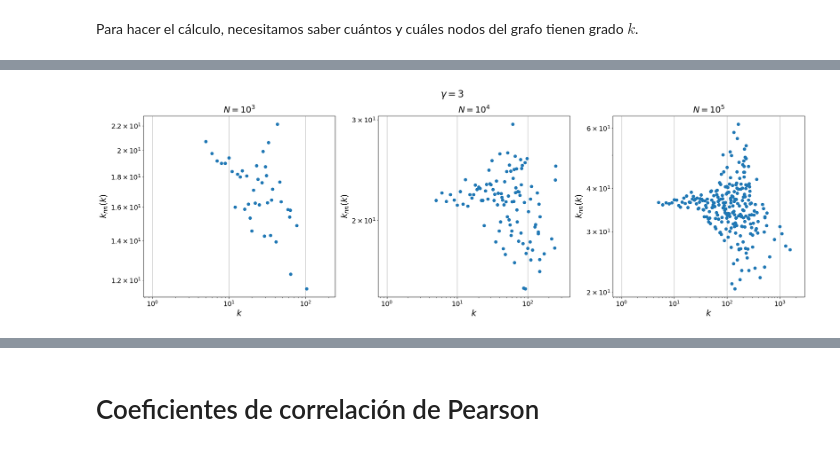
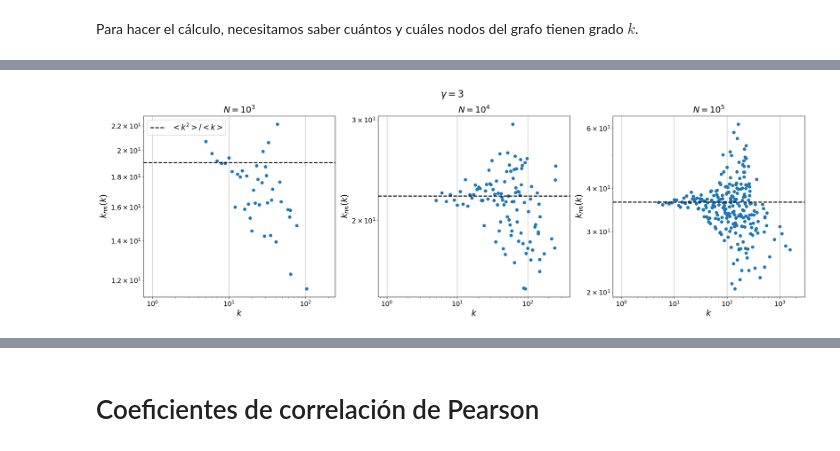
Before and after one commit to nicolasvazquez95/RedesComplejas_famaf, a Jupyter notebook: soluciones/tp3/ejercicio2.ipynb, the cells around one changed output, grey strips where cells are left out. Cells and saved outputs as stored; diff of their text form; code cells hidden in the pictures.

```diff
--- a/soluciones/tp3/ejercicio2.ipynb
+++ b/soluciones/tp3/ejercicio2.ipynb
@@ -349,0 +325,8 @@ plt.tight_layout()
+# %%
+import numpy as np
+
+def k2k(gamma,N,k_samples=k_samples):
+    array = np.array(k_samples[gamma][N])
+    k2 = (array**2).mean()
+    k = array.mean()
+    return k2/k
@@ -359,40 +384,32 @@ klist_gamma3_n100000 = get_k_list(k_samples[3][100000])
 # %%
-knn_gamma3_n1000 = []
-for k in range(max(k_samples[3][1000])):
-    knn_gamma3_n1000.append(knn(k,k_samples[3][1000],klist_gamma3_n1000,nl_gamma3_n1000))
-
-knn_gamma3_n10000 = []
-for k in range(max(k_samples[3][10000])):
-    knn_gamma3_n10000.append(knn(k,k_samples[3][10000],klist_gamma3_n10000,nl_gamma3_n10000))
-
-knn_gamma3_n100000 = []
-for k in range(max(k_samples[3][100000])):
-    knn_gamma3_n100000.append(knn(k,k_samples[3][100000],klist_gamma3_n100000,nl_gamma3_n100000))
-
 # Plot
 
 fig,ax = plt.subplots(1,3,figsize=(21,7))
 plt.suptitle('$\\gamma = 3$',size=20)
 
 ax[0].plot(knn_gamma3_n1000,'o')
 ax[0].set_title('$N=10^3$',size=18)
+ax[0].axhline(k2k(3,1000),0,1000,linestyle='--',color='k',linewidth=2,label='$<k^2>/<k>$')
+ax[0].legend(fontsize=16)
 
 ax[1].plot(knn_gamma3_n10000,'o')
 ax[1].set_title('$N=10^4$',size=18)
+ax[1].axhline(k2k(3,10000),0,1000,linestyle='--',color='k',linewidth=2,label='$<k^2>/<k>$')
 
 ax[2].plot(knn_gamma3_n100000,'o')
 ax[2].set_title('$N=10^5$',size=18)
+ax[2].axhline(k2k(3,100000),0,1000,linestyle='--',color='k',linewidth=2,label='$<k^2>/<k>$')
 
 for ax_ in ax:
     ax_.set_xscale('log')
     ax_.set_yscale('log')
     ax_.set_xlabel('$k$',size=18)
     ax_.set_ylabel('$k_{nn}(k)$',size=18)
     ax_.grid()
 
 plt.tight_layout()
 # %% [output]
-[figure, old version]
+[figure, new version]
 # %%
 nl_gamma35_n1000 = build_neighbor_list(gamma_35_n_1000)
 klist_gamma35_n1000 = get_k_list(k_samples[3.5][1000])
```
Also changed, not shown: parts of 12 cells of this notebook.
